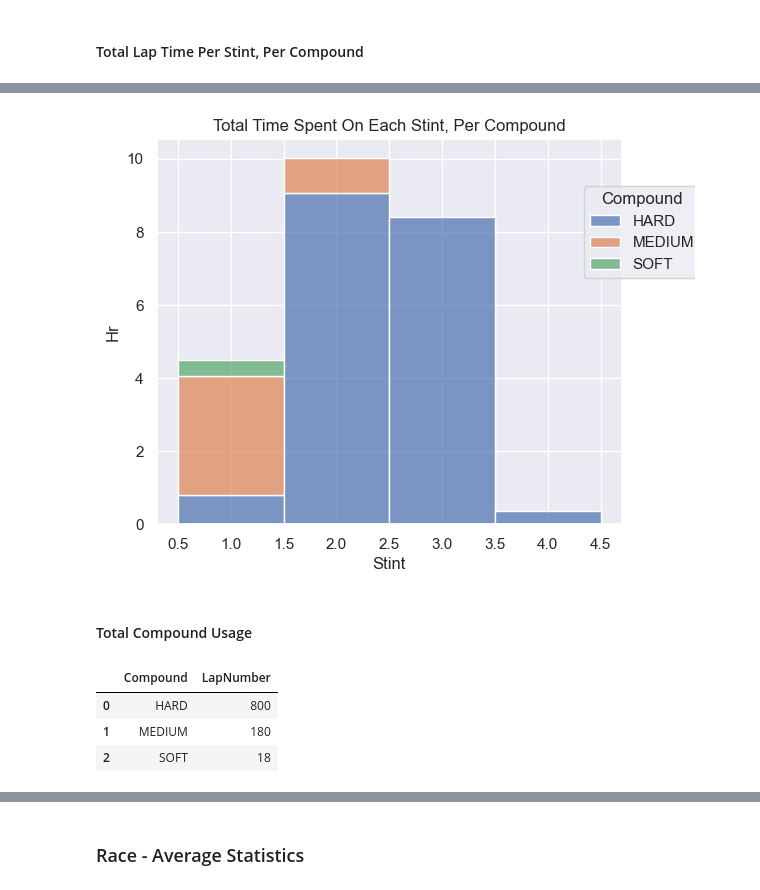
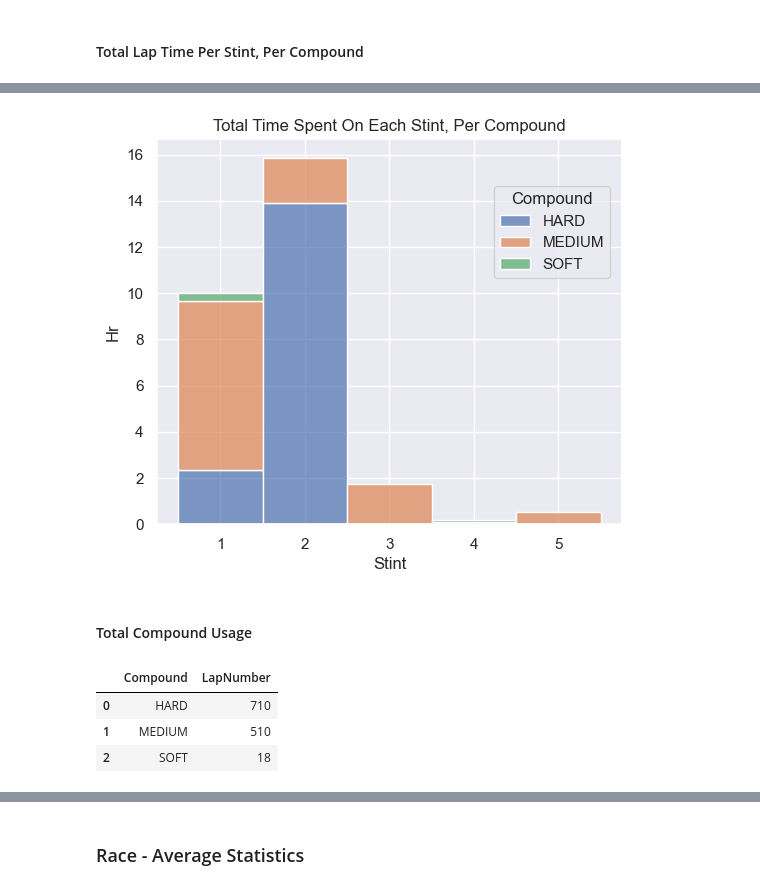
Before and after one commit to MyNameIsCalvinDavis/Data-Science, a Jupyter notebook: F1/F1.ipynb, the cells around one changed output, grey strips where cells are left out. Saved outputs shown, nothing was run; the diff lists cells and outputs as text; code cells hidden in the pictures.

```diff
--- a/F1/F1.ipynb
+++ b/F1/F1.ipynb
@@ -314,7 +316,15 @@ https://www.formula1.com/en/video/race-highlights-2024-australian-grand-prix.179
+# %%
+pits = pd.merge(laps_raw, results_raw, left_on=["EventName", "Driver"], right_on=["EventName", "Abbreviation"]) \
+    [["EventName", "Time_x", "Driver", "LapTime", "LapNumber", "Stint", "PitOutTime", "PitInTime", "ClassifiedPosition", "Team"]].reset_index().drop(columns=["index"])
+
+pits.at[4180, "LapTime"] = "0" # Charles Le Clerc Chinese GP missing data
+
+# pits[pits["Driver"] == "LEC"][pits["EventName"] == "Chinese Grand Prix"]
+# pits.iloc[4470:4490]
 # %%
-pits = pd.merge(laps_raw, results_raw, left_on=["EventName", "Driver"], right_on=["EventName", "Abbreviation"]) \
-    [["EventName", "Time_x", "Driver", "LapTime", "LapNumber", "Stint", "PitOutTime", "PitInTime", "ClassifiedPosition", "Team"]]
 
+pits = pits[~pits["LapTime"].isna()]
+# pits = pits[pits["Stint"] > 1]
 pit_stops = pits[(pits["PitInTime"].notna()) | (pits["PitOutTime"].notna())][["EventName", "Driver", "PitOutTime", "ClassifiedPosition"]]
 pit_stops = pit_stops.dropna().drop(columns=["PitOutTime"]).groupby(["EventName", "Driver"]).count().reset_index().drop_duplicates()
 #pits[pits["Driver"] == "HAM"][(pits["PitInTime"].notna()) | (pits["PitOutTime"].notna())]
@@ -1247,7 +1178,7 @@ array(['Bahrain Grand Prix', 'Saudi Arabian Grand Prix',
        'British Grand Prix', 'Hungarian Grand Prix', 'Belgian Grand Prix',
        'Dutch Grand Prix'], dtype=object)
 # %%
-race = "Australian Grand Prix"
+race = "Emilia Romagna Grand Prix"
 # team_rep = ' -- '.join(laps_raw[laps_raw["EventName"] == race].sort_values("Team")["Team"].unique())
 # print(team_rep)
 # # Drivers: XYZ
@@ -1369,24 +1303,24 @@ laps
 # %%
 data = []
 for i in laps["Sec"]:
     i = i.split(":")
     data.append( (float(i[0]) * 60) + float(i[1]) )
 laps["Min"] = data
 laps["Hr"] = [x / 60 for x in data]
 # fig = plt.figure(figsize=(10,5))
 # gs = gridspec.GridSpec(1,1)
 # ax = fig.add_subplot(gs[0,0])
 
 # g = sns.barplot(x="Stint", y="Hr", hue="Compound", data=laps)
 # # plt.ylim(laps["Min"].min() - 1, laps["Min"].max() + 1)
 # g.set_title("Total Time Spent On Each Stint, Per Compound")
 fig, ax = plt.subplots(figsize=(6,5))
 so.Plot(data=laps, x="Stint", y="Hr", color="Compound") \
     .add(so.Bars(), so.Stack()).label(title="Total Time Spent On Each Stint, Per Compound") \
     .on(ax).plot()
-fig.legends[0].set_bbox_to_anchor((0.8,0.7))
+fig.legends[0].set_bbox_to_anchor((0.65,0.7))
 # %% [output]
-[figure, old version]
+[figure, new version]
 # %% [markdown]
 #### Total Compound Usage
 # %%
@@ -1396,8 +1330,8 @@ lapsg = laps_raw[laps_raw["EventName"] == race].groupby(["EventName", "Compound"
 lapsg
 # %% [output]
 |  | Compound | LapNumber |
-| 0 | HARD | 800 |
-| 1 | MEDIUM | 180 |
+| 0 | HARD | 710 |
+| 1 | MEDIUM | 510 |
 | 2 | SOFT | 18 |
 # %%
 # g = sns.barplot(data=lapsg, x="Compound", y="LapNumber")
```
Also changed, not shown: parts of 38 cells of this notebook.
